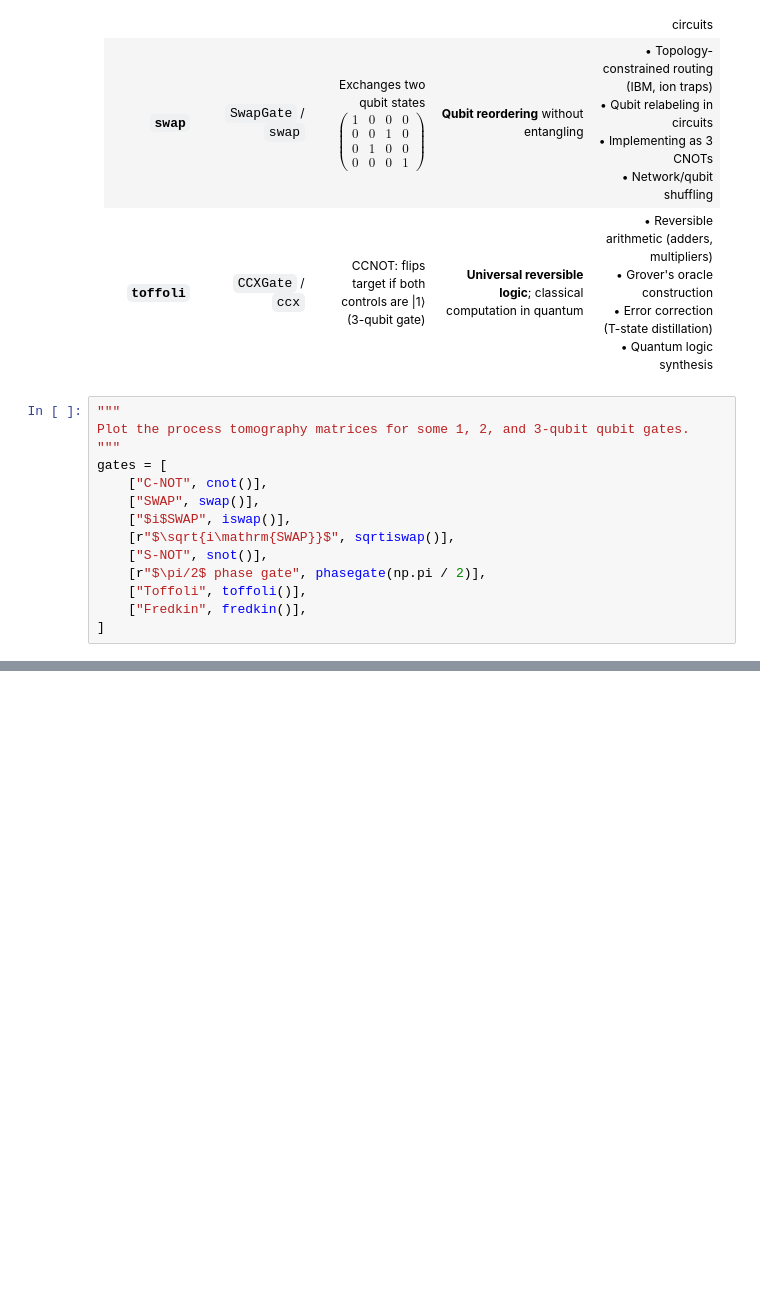
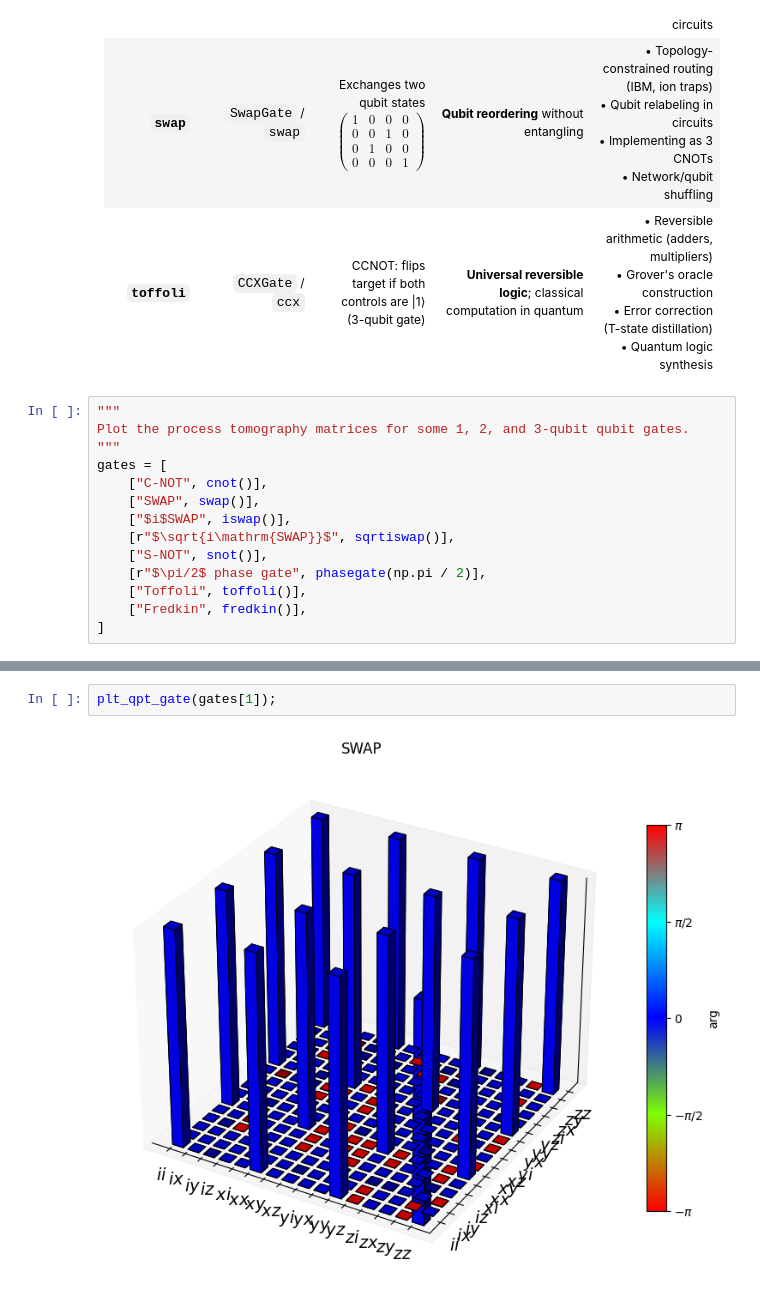
Before and after one commit to raopremrao/Learning-QuTip, a Jupyter notebook: Example Notebooks/02_Visualization/006_quantum_process_tomography.ipynb, the cells around one changed output, grey strips where cells are left out. Saved outputs shown, nothing was run; the diff lists cells and outputs as text; blank space fills up the shorter version.

```diff
--- a/Example Notebooks/02_Visualization/006_quantum_process_tomography.ipynb
+++ b/Example Notebooks/02_Visualization/006_quantum_process_tomography.ipynb
@@ -51,0 +83,4 @@ gates = [
+# %%
+plt_qpt_gate(gates[1]);
+# %% [output]
+[figure, added]
```
Also changed, not shown: parts of 8 cells of this notebook.
